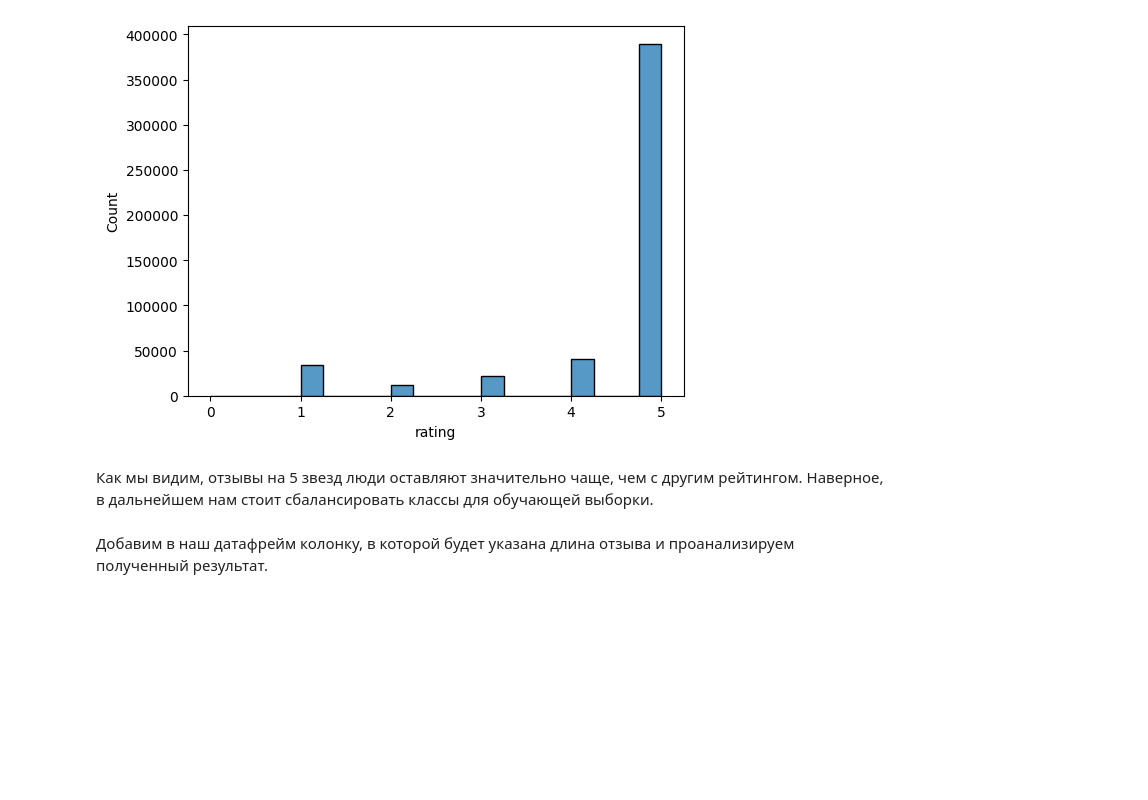
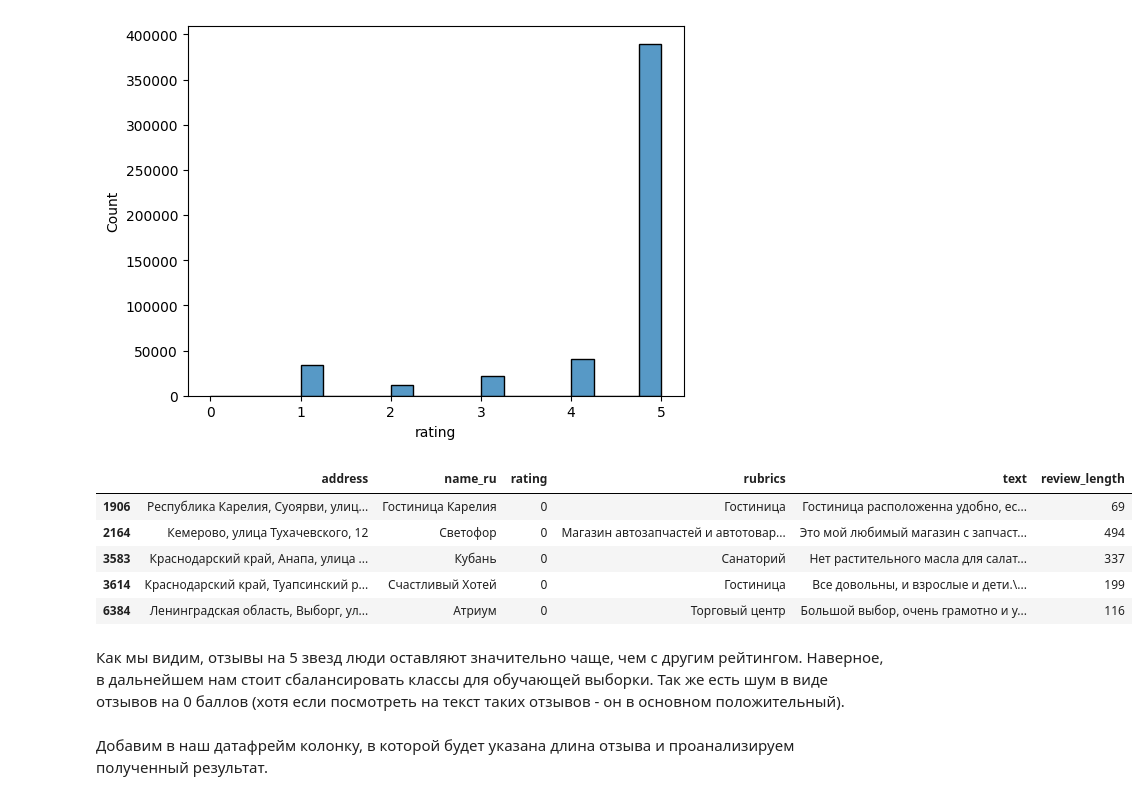
Before and after one commit to johnneon/geo-reviews-generator, a Jupyter notebook: geo-reviews-generation.ipynb, the cells around one changed output. Saved outputs shown, nothing was run; the diff lists cells and outputs as text; code cells hidden in the pictures; blank space fills up the shorter version.

```diff
--- a/geo-reviews-generation.ipynb
+++ b/geo-reviews-generation.ipynb
@@ -88,8 +78,19 @@ sns.histplot(df['rating'])
 # %% [output]
 <Axes: xlabel='rating', ylabel='Count'>
 [figure]
+# %%
+# Посмотрим, что из себя представляют отзывы на 0 баллов
+df.query('rating == 0').head()
+# %% [output]
+|  | address | name_ru | rating | rubrics | text | review_length |
+| 1906 | Республика Карелия, Суоярви, улиц... | Гостиница Карелия | 0 | Гостиница | Гостиница расположенна удобно, ес... | 69 |
+| 2164 | Кемерово, улица Тухачевского, 12 | Светофор | 0 | Магазин автозапчастей и автотовар... | Это мой любимый магазин с запчаст... | 494 |
+| 3583 | Краснодарский край, Анапа, улица ... | Кубань | 0 | Санаторий | Нет растительного масла для салат... | 337 |
+| 3614 | Краснодарский край, Туапсинский р... | Счастливый Хотей | 0 | Гостиница | Все довольны, и взрослые и дети.\... | 199 |
+| 6384 | Ленинградская область, Выборг, ул... | Атриум | 0 | Торговый центр | Большой выбор, очень грамотно и у... | 116 |
 # %% [markdown]
 Как мы видим, отзывы на 5 звезд люди оставляют значительно чаще, чем с другим рейтингом. Наверное, в дальнейшем нам стоит сбалансировать классы для обучающей выборки.
+Так же есть шум в виде отзывов на 0 баллов (хотя если посмотреть на текст таких отзывов - он в основном положительный).
 # %% [markdown]
 Добавим в наш датафрейм колонку, в которой будет указана длина отзыва и проанализируем полученный результат.
 # %%
```
Also changed, not shown: parts of 10 cells of this notebook.
